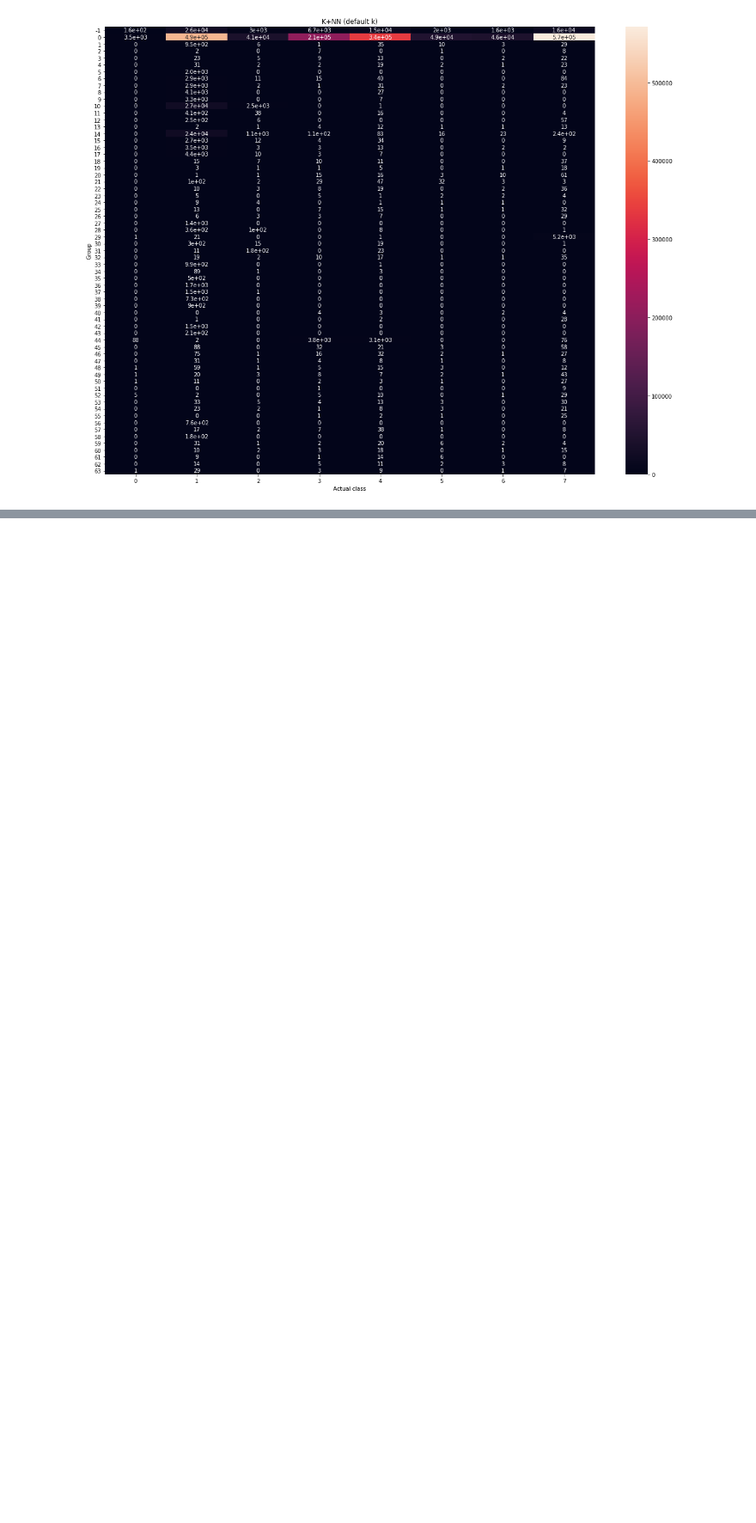
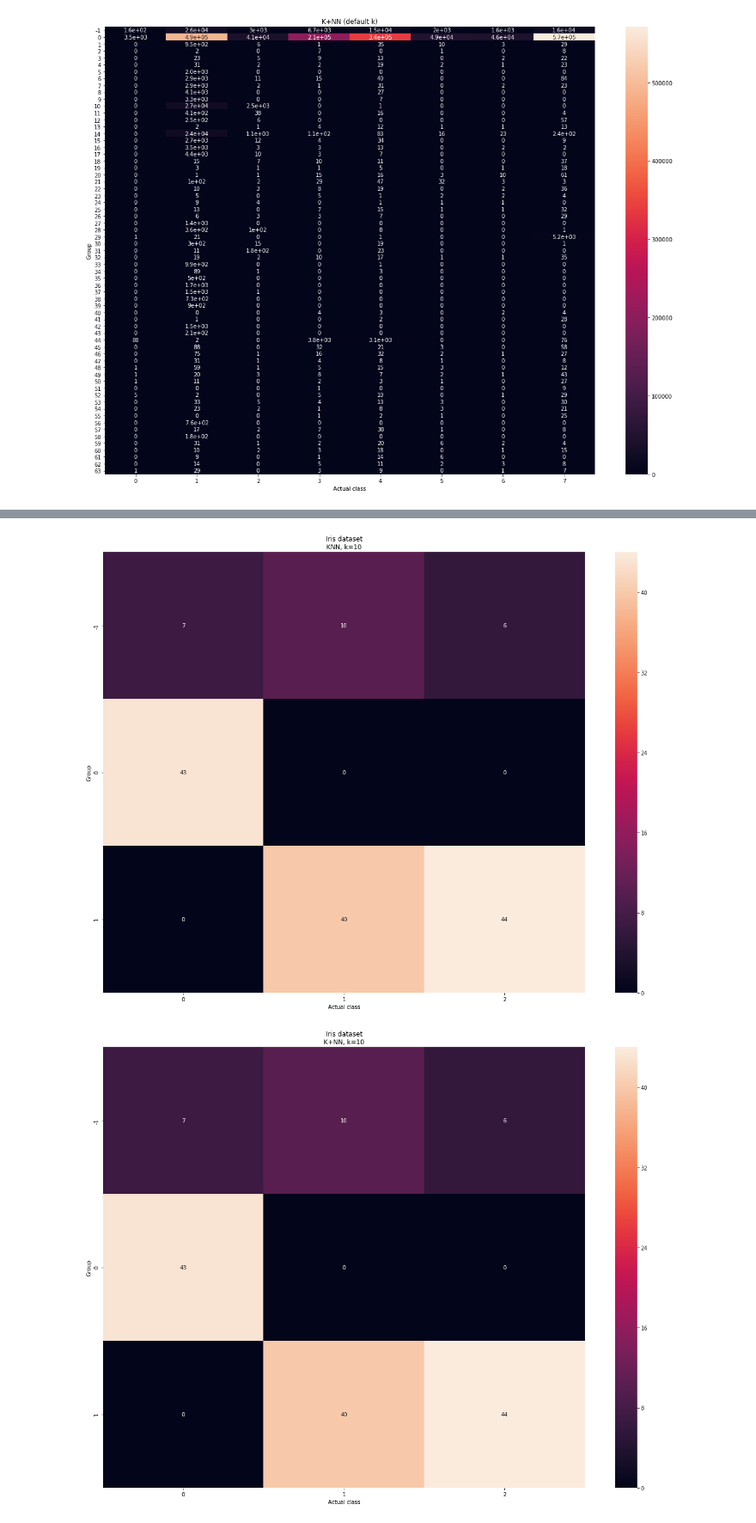
Before and after one commit to Delebrith/return-of-the-neighbours, a Jupyter notebook: experiments/classification_test.ipynb, the cells around one changed output, grey strips where cells are left out. Shown at 86% size. Drawn from its saved outputs; the diff is of its cells as text; code cells hidden in the pictures; blank space fills up the shorter version.

```diff
--- a/experiments/classification_test.ipynb
+++ b/experiments/classification_test.ipynb
@@ -84,15 +84,15 @@ plt.show()
 knn_result = np.array(knn_result)
 kpnn_result = np.array(kpnn_result)
 # %%
-def show_cmat(results, name):
-    cmat = confusion_matrix(data_target, np.array(results))
+def show_cmat(results, truth, name):
+    cmat = confusion_matrix(truth, np.array(results))
 
     cmat_ = cmat[:,(cmat != 0).any(axis=0)]
     cmat_ = cmat_.T
     cmat_ = cmat_[:,(cmat_ != 0).any(axis=0)]
     sns.heatmap(
         cmat_, annot=True,
-        xticklabels=range(int(data_target.min()), int(data_target.max() + 1)),
+        xticklabels=range(int(truth.min()), int(truth.max() + 1)),
         yticklabels=range(int(results.min()), int(results.max() + 1))
     )
     plt.title(name)
@@ -128,0 +179,9 @@ show_cmat(kpnn_result_100, "K+NN (default k)")
+# %%
+iris_result_knn_7 = pynbc.nbc_kNN(7, pynbc.MIN_VALUE, data_iris_features, True)
+iris_result_kpnn_7 = pynbc.nbc_kpNN(7, pynbc.MIN_VALUE, data_iris_features, True)
+# %%
+show_cmat(np.array(iris_result_knn_7), data_iris_target, "Iris dataset\nKNN, k=10")
+show_cmat(np.array(iris_result_kpnn_7), data_iris_target, "Iris dataset\nK+NN, k=10")
+# %% [output]
+[figure, added]
+[figure, added]
```
Also changed, not shown: parts of 14 cells of this notebook.
